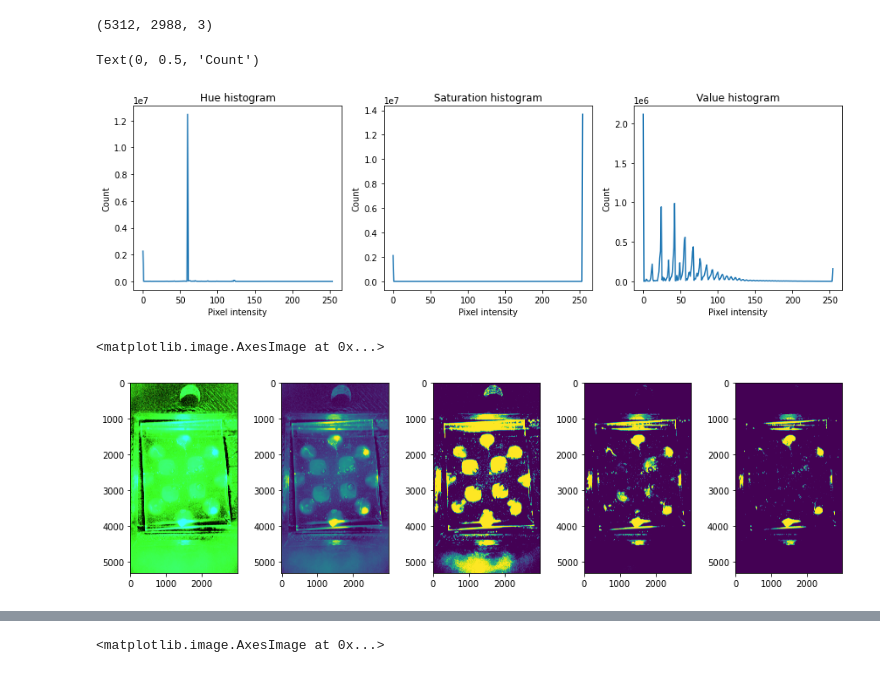
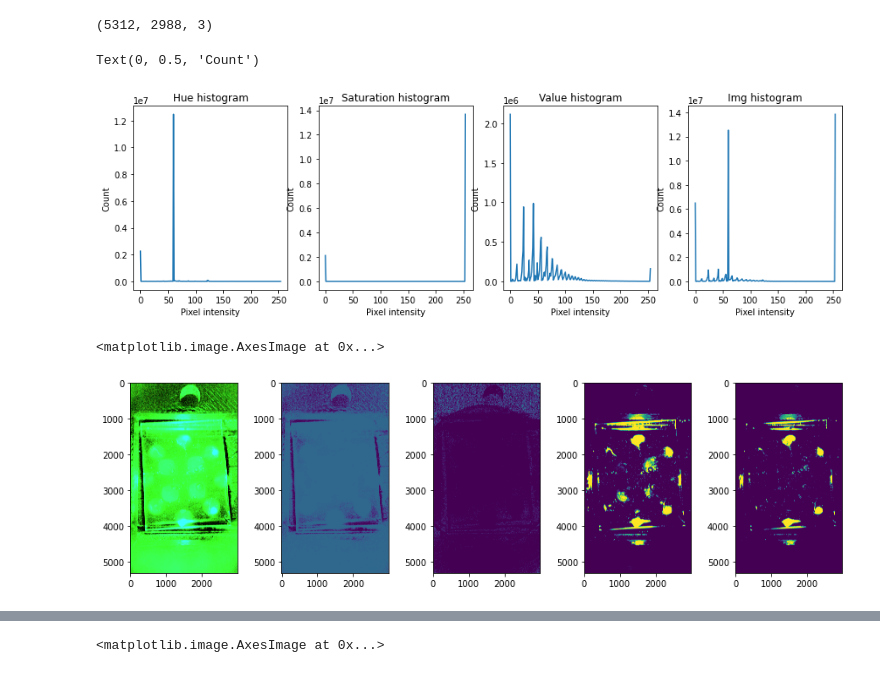
Before and after one commit to ncsu-landscape-dynamics/LAMP_assay_automation, a Jupyter notebook: hybridPyTorchImSeg.ipynb, the cells around one changed output, grey strips where cells are left out. Drawn from its saved outputs; the diff is of its cells as text; code cells hidden in the pictures.

```diff
--- a/hybridPyTorchImSeg.ipynb
+++ b/hybridPyTorchImSeg.ipynb
@@ -79,39 +79,45 @@ img_g.shape
 (5312, 2988, 3)
 # %%
 plt.figure(figsize = (15, 4))
-plt.subplot(1,3,1)
+plt.subplot(1,4,1)
 counts, vals = np.histogram(img_g[:,:,0], bins=range(2 ** 8))
 plt.plot(range(0, (2 ** 8) - 1), counts)
 plt.title('Hue histogram')
 plt.xlabel('Pixel intensity')
 plt.ylabel('Count')
-plt.subplot(1,3,2)
+plt.subplot(1,4,2)
 counts, vals = np.histogram(img_g[:,:,1], bins=range(2 ** 8))
 plt.plot(range(0, (2 ** 8) - 1), counts)
 plt.title('Saturation histogram')
 plt.xlabel('Pixel intensity')
 plt.ylabel('Count')
-plt.subplot(1,3,3)
+plt.subplot(1,4,3)
 counts, vals = np.histogram(img_g[:,:,2], bins=range(2 ** 8))
 plt.plot(range(0, (2 ** 8) - 1), counts)
 plt.title('Value histogram')
 plt.xlabel('Pixel intensity')
 plt.ylabel('Count')
+plt.subplot(1,4,4)
+counts, vals = np.histogram(img_g, bins=range(2 ** 8))
+plt.plot(range(0, (2 ** 8) - 1), counts)
+plt.title('Img histogram')
+plt.xlabel('Pixel intensity')
+plt.ylabel('Count')
 # %% [output]
 Text(0, 0.5, 'Count')
-[figure, old version]
+[figure, new version]
 # %%
 plt.figure(figsize = (15, 4))
 plt.subplot(1,5,1)
 plt.imshow(img_g)
 plt.subplot(1,5,2)
-plt.imshow(img_g[:,:,2])
+plt.imshow(img_g[:,:,0])
 plt.subplot(1,5,3)
-plt.imshow(img_g[:,:,2]>80)
+plt.imshow(img_g[:,:,0]>80)
 plt.subplot(1,5,4)
 plt.imshow(img_g[:,:,2]>120)
 plt.subplot(1,5,5)
 plt.imshow(img_g[:,:,2]>150)
 # %% [output]
 <matplotlib.image.AxesImage at 0x...>
-[figure, old version]
+[figure, new version]
```
Also changed, not shown: parts of 5 cells of this notebook.
